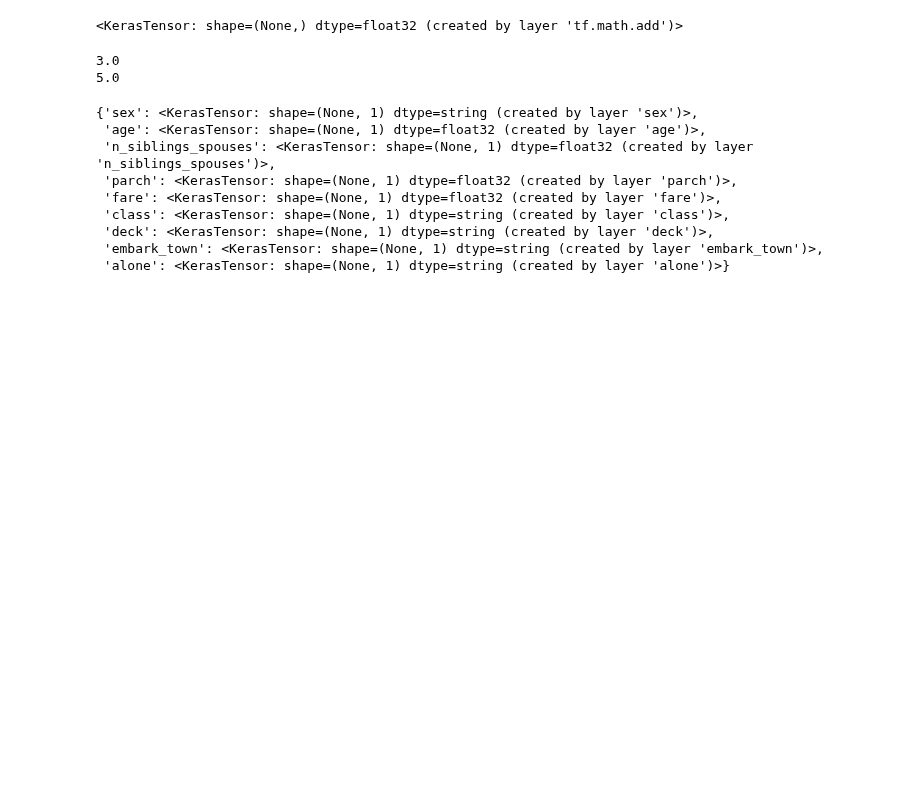
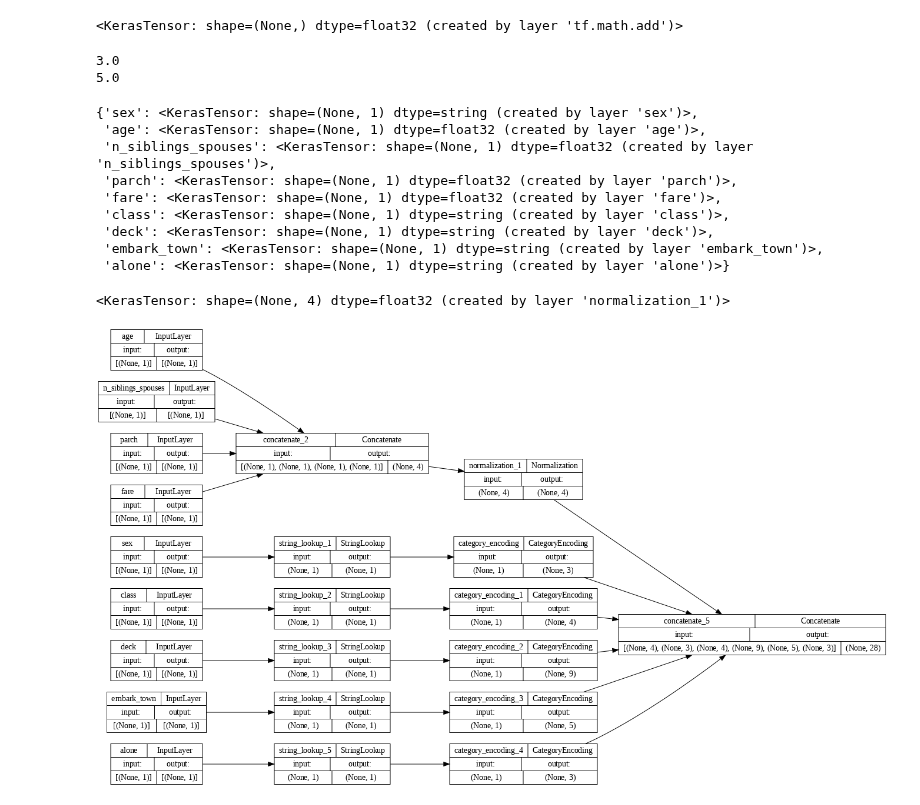
Before and after one commit to NavdeepTU/Deep-Learning, a Jupyter notebook: 03. Load and preprocess data/03. Load CSV data.ipynb, the cells around one changed output. Cells and saved outputs as stored; diff of their text form; code cells hidden in the pictures; blank space fills up the shorter version.

Commit message:
added one hot encoding for categorical features

```diff
--- a/03. Load and preprocess data/03. Load CSV data.ipynb
+++ b/03. Load and preprocess data/03. Load CSV data.ipynb
@@ -187,3 +187,36 @@ inputs
  'deck': <KerasTensor: shape=(None, 1) dtype=string (created by layer 'deck')>,
  'embark_town': <KerasTensor: shape=(None, 1) dtype=string (created by layer 'embark_town')>,
  'alone': <KerasTensor: shape=(None, 1) dtype=string (created by layer 'alone')>}
+# %%
+numeric_inputs = {name:input for name,input in inputs.items()
+                  if input.dtype==tf.float32}
+
+x = tf.keras.layers.Concatenate()(list(numeric_inputs.values()))
+norm = tf.keras.layers.Normalization()
+norm.adapt(np.array(titanic[numeric_inputs.keys()]))
+all_numeric_inputs = norm(x)
+
+all_numeric_inputs
+# %% [output]
+<KerasTensor: shape=(None, 4) dtype=float32 (created by layer 'normalization_1')>
+# %%
+preprocessed_inputs = [all_numeric_inputs]
+# %%
+for name, input in inputs.items():
+  if input.dtype == tf.float32:
+    continue
+
+  lookup = tf.keras.layers.StringLookup(vocabulary=np.unique(titanic_features[name]))
+  one_hot = tf.keras.layers.CategoryEncoding(num_tokens=lookup.vocabulary_size())
+
+  x = lookup(input)
+  x = one_hot(x)
+  preprocessed_inputs.append(x)
+# %%
+preprocessed_inputs_cat = tf.keras.layers.Concatenate()(preprocessed_inputs)
+
+titanic_preprocessing = tf.keras.Model(inputs, preprocessed_inputs_cat)
+
+tf.keras.utils.plot_model(model = titanic_preprocessing, rankdir="LR", dpi=72, show_shapes=True)
+# %% [output]
+[figure, added]
```
Also changed, not shown: parts of 2 cells of this notebook.
